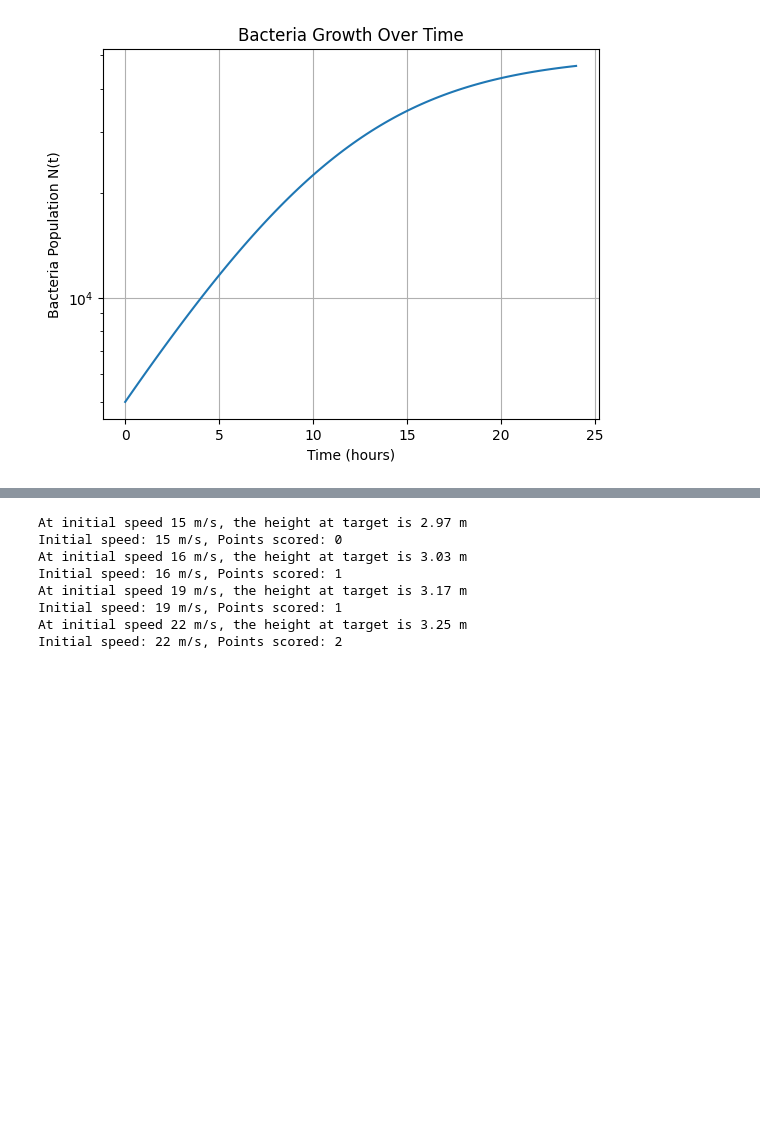
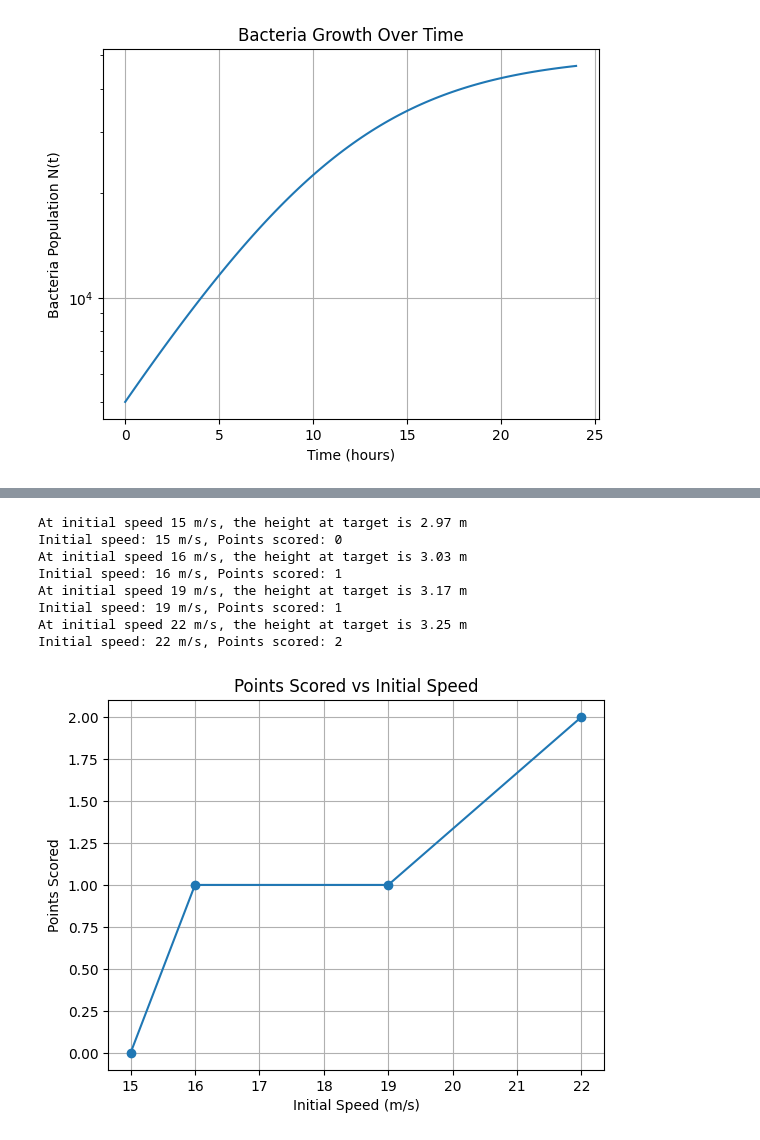
Before and after one commit to AnthonyTSV/DatZB011, a Jupyter notebook: 08-Week/solution.ipynb, the cells around one changed output, grey strips where cells are left out. Saved outputs shown, nothing was run; the diff lists cells and outputs as text; code cells hidden in the pictures; blank space fills up the shorter version.

```diff
--- a/08-Week/solution.ipynb
+++ b/08-Week/solution.ipynb
@@ -242,6 +242,7 @@ $h_0 = 3 , m$, $h_1 = 3.5 , m$, $\theta = \pi/4$, $b = 3.5 , m$ un $v_0 = 15, 16
 b) Uzzīmēt grafiku, kas rāda sakarību starp sākuma ātrumu $v_0$ un iegūtajiem punktiem.
 # %%
 import math
+import matplotlib.pyplot as plt
 h_0 = 3 # m
 h_1 = 3.5 # m
 theta = math.pi / 4
@@ -251,30 +252,40 @@ v_0 = [15, 16, 19, 22] # m/s
 def time_of_flight(v_0, theta, b):
     return b / (v_0 * math.cos(theta))
 
 def height(t, v_0):
     g = 9.81 # m/s^2
     return -0.5 * g * t**2 + v_0 * t * math.sin(theta)
 
 def points_scored(v_0, h_0, h_1, b, theta):
     T = time_of_flight(v_0, theta, b)
     y_T = height(T, v_0)
     print(f"At initial speed {v_0} m/s, the height at target is {y_T:.2f} m")
     if y_T < h_0 or y_T > h_1:
         return 0
     elif h_0 <= y_T < 0.5 * (h_1 + h_0):
         return 1
     else:
         return 2
 
+vs = []
 for v in v_0:
     score = points_scored(v, h_0, h_1, b, theta)
     print(f"Initial speed: {v} m/s, Points scored: {score}")
+    vs.append(score)
+
+plt.plot([v for v in v_0], vs, 'o-')
+plt.xlabel('Initial Speed (m/s)')
+plt.ylabel('Points Scored')
+plt.title('Points Scored vs Initial Speed')
+plt.grid()
+plt.show()
 # %% [output]
 At initial speed 15 m/s, the height at target is 2.97 m
 Initial speed: 15 m/s, Points scored: 0
 At initial speed 16 m/s, the height at target is 3.03 m
 Initial speed: 16 m/s, Points scored: 1
 At initial speed 19 m/s, the height at target is 3.17 m
 Initial speed: 19 m/s, Points scored: 1
 At initial speed 22 m/s, the height at target is 3.25 m
 Initial speed: 22 m/s, Points scored: 2
+[figure, added]
```
Also changed, not shown: 4 other files.
